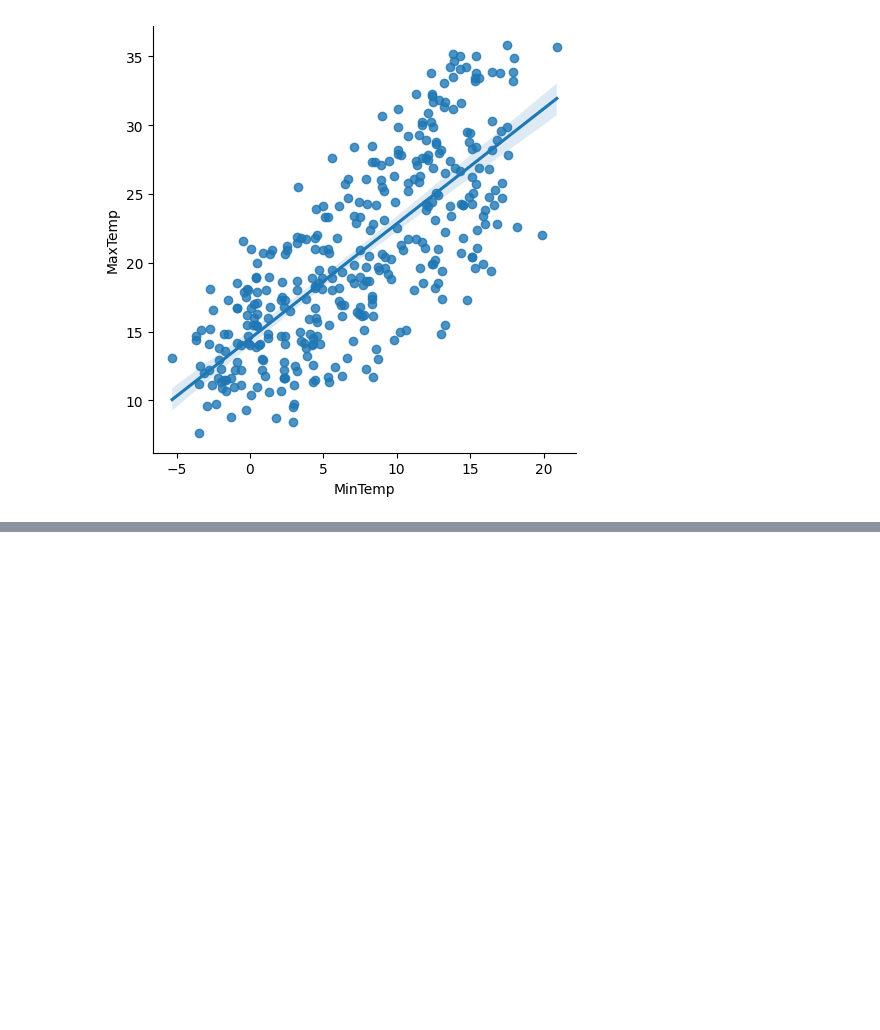
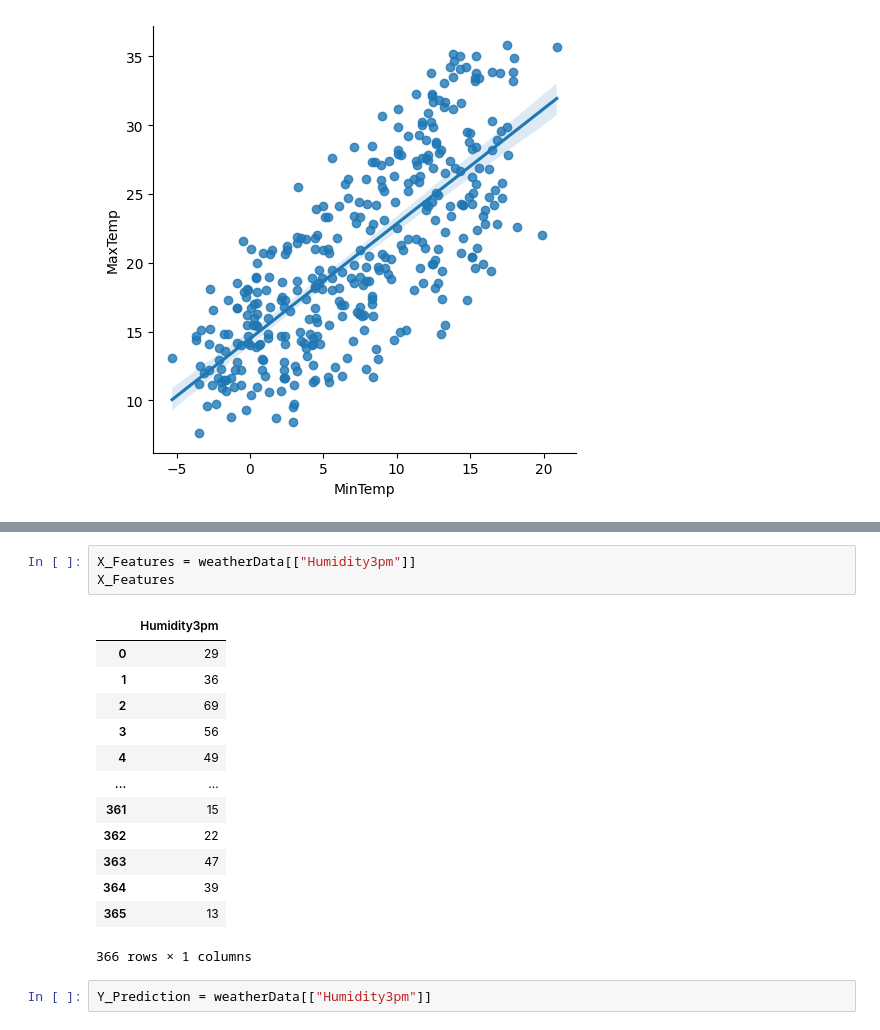
Before and after one commit to nikitha-kote/demo_nikitha, a Jupyter notebook: Untitled2.ipynb, the cells around one changed output, grey strips where cells are left out. Saved outputs shown, nothing was run; the diff lists cells and outputs as text; blank space fills up the shorter version.

```diff
--- a/Untitled2.ipynb
+++ b/Untitled2.ipynb
@@ -67,0 +82,19 @@ NameError: name 'weatherData' is not defined
+# %%
+X_Features = weatherData[["Humidity3pm"]]
+X_Features
+# %% [output]
+|  | Humidity3pm |
+| 0 | 29 |
+| 1 | 36 |
+| 2 | 69 |
+| 3 | 56 |
+| 4 | 49 |
+| ... | ... |
+| 361 | 15 |
+| 362 | 22 |
+| 363 | 47 |
+| 364 | 39 |
+| 365 | 13 |
+366 rows × 1 columns
+# %%
+Y_Prediction = weatherData[["Humidity3pm"]]
```
Also changed, not shown: parts of 6 cells of this notebook.
